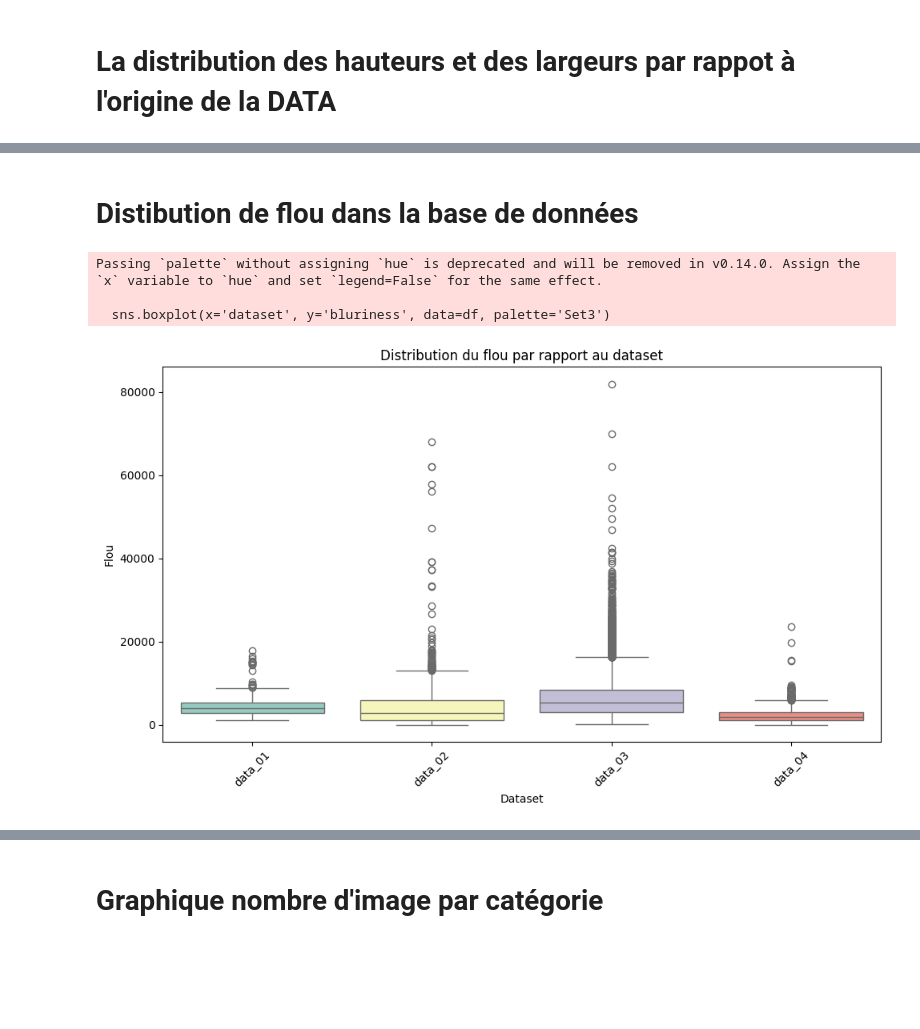
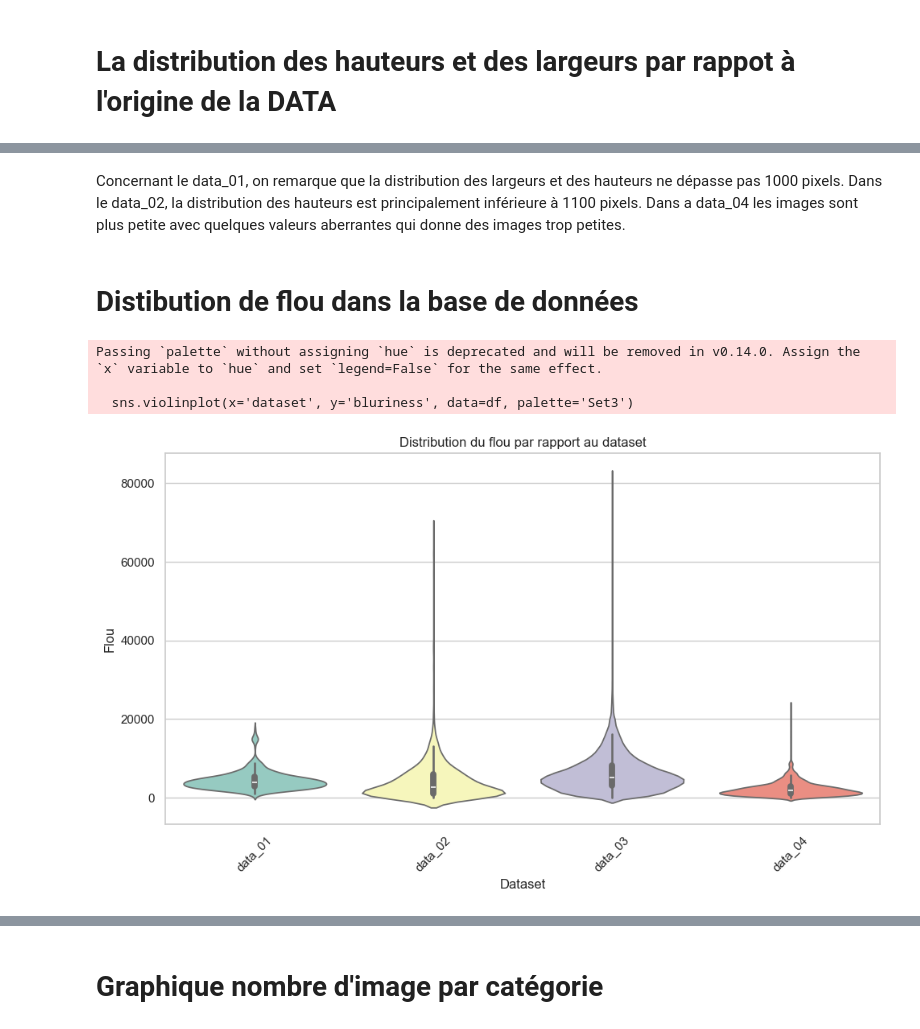
Before and after one commit to HSrbyte/doc-classifier, a Jupyter notebook: notebooks/02-benkou-data-visualisation.ipynb, the cells around one changed output, grey strips where cells are left out. Cells and saved outputs as stored; diff of their text form; code cells hidden in the pictures; blank space fills up the shorter version.

```diff
--- a/notebooks/02-benkou-data-visualisation.ipynb
+++ b/notebooks/02-benkou-data-visualisation.ipynb
@@ -56,7 +18,7 @@ import matplotlib.pyplot as plt
 import seaborn as sns
 
 # Construire le chemin complet du fichier CSV en utilisant os.path.join
-csv_file_path = os.path.join(project_dir, 'data', 'raw', 'image_info.csv')
+csv_file_path = os.path.join(project_dir, 'data', 'image_info_labeled.csv')
 # Lire le fichier CSV en utilisant pd.read_csv
 df = pd.read_csv(csv_file_path)
 
@@ -217,16 +85,20 @@ c:\Users\ayoub\OneDrive\Bureau\Datascientest_project\doc-classifier\data\raw\dat
+# %% [markdown]
+Concernant le data_01, on remarque que la distribution des largeurs et des hauteurs ne dépasse pas 1000 pixels.
+Dans le data_02, la distribution des hauteurs est principalement inférieure à 1100 pixels.
+Dans a data_04 les images sont plus petite avec quelques valeurs aberrantes qui donne des images trop petites.
 # %% [markdown]
 # Distibution de flou dans la base de données
 # %%
 plt.figure(figsize=(10, 6))
-sns.boxplot(x='dataset', y='bluriness', data=df, palette='Set3')
+sns.violinplot(x='dataset', y='bluriness', data=df, palette='Set3')
 plt.title('Distribution du flou par rapport au dataset')
 plt.xlabel('Dataset')
 plt.ylabel('Flou')
 plt.xticks(rotation=45)
 plt.tight_layout()
 plt.show()
 # %% [output]
 Passing `palette` without assigning `hue` is deprecated and will be removed in v0.14.0. Assign the `x` variable to `hue` and set `legend=False` for the same effect.
 
-  sns.boxplot(x='dataset', y='bluriness', data=df, palette='Set3')
+  sns.violinplot(x='dataset', y='bluriness', data=df, palette='Set3')
-[figure, old version]
+[figure, new version]
```
Also changed, not shown: parts of 21 cells of this notebook.
